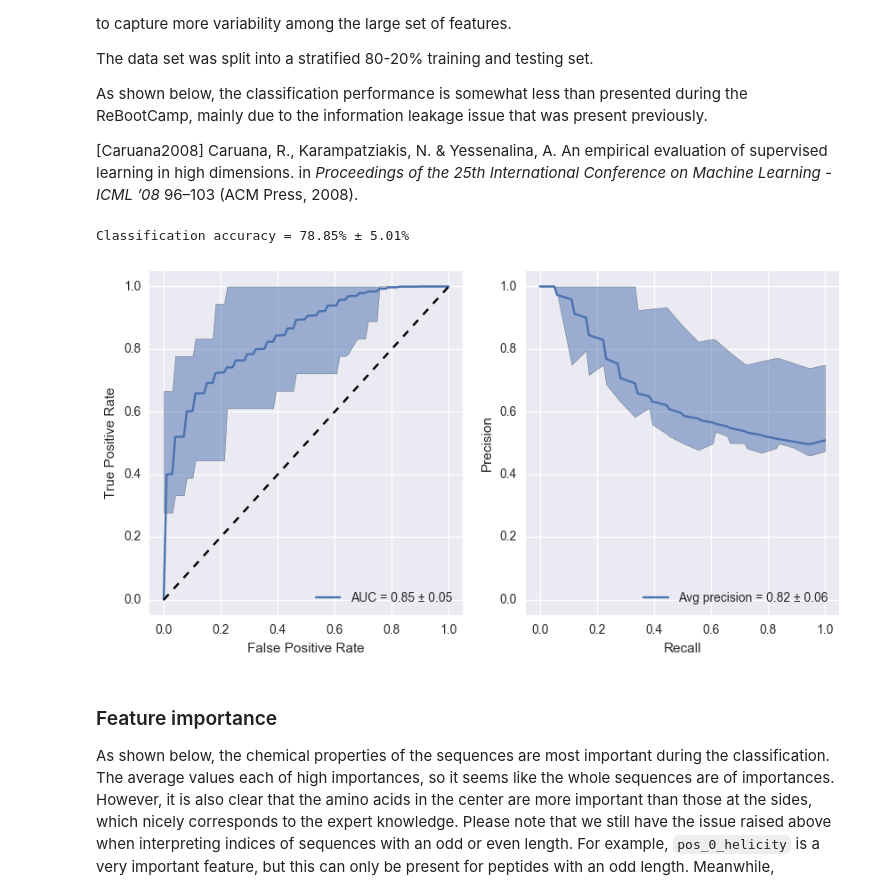
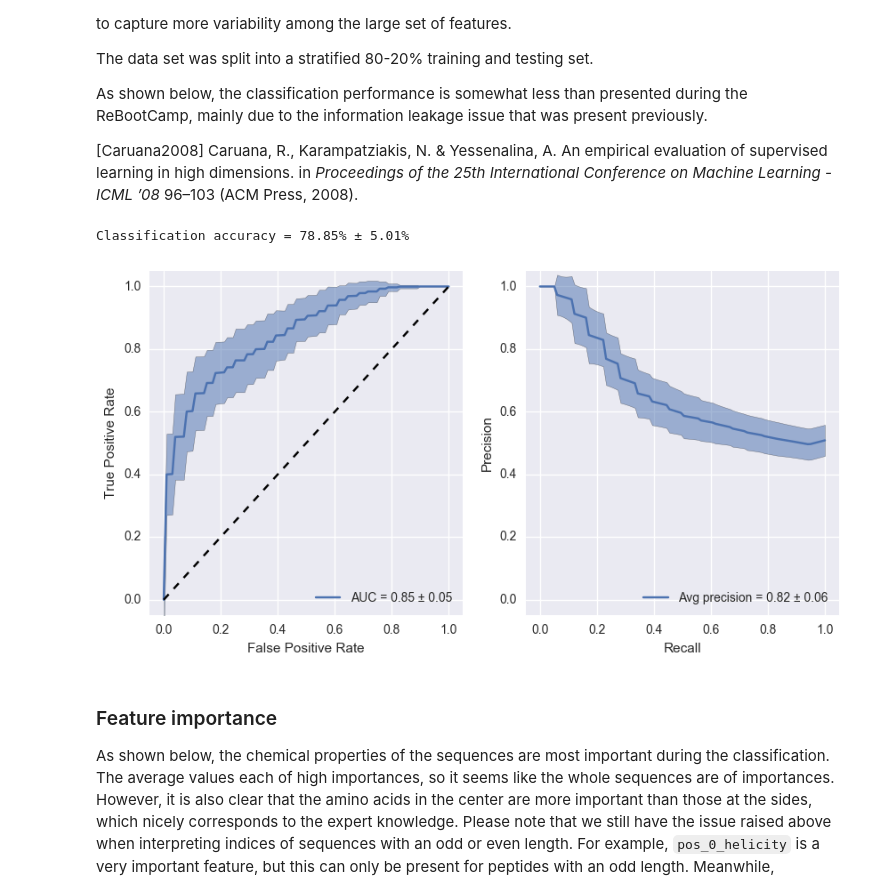
Before and after one commit to bittremieux/TCR-Classifier, a Jupyter notebook: hackaton.ipynb, the cells around one changed output. Cells and saved outputs as stored; diff of their text form; code cells hidden in the pictures.

Commit message:
Use std instead of min/max for ROC & precision-recall curve bands

```diff
--- a/hackaton.ipynb
+++ b/hackaton.ipynb
@@ -150,44 +150,43 @@ y = data['class'].values
 
 # do multiple splits to get a more accurate evaluation of the performance
 sss = cross_validation.StratifiedShuffleSplit(y, n_iter=100, test_size=0.2, random_state=0)
-accuracies, fprs, tprs, aucs, precisions, recalls, avg_precisions = [], [], [], [], [], [], []
+predictions, predictions_proba = [], []
 for train_index, test_index in sss:
     X_train, X_test = X[train_index], X[test_index]
     y_train, y_test = y[train_index], y[test_index]
 
-    # perform the classification using a random forest
+    # train the random forest classifier
     classifier = ensemble.RandomForestClassifier(1000, n_jobs=-1, random_state=0)
     classifier.fit(X_train, y_train)
-    y_pred = classifier.predict_proba(X_test)[:, 1]
 
-    # record performance metrics
-    accuracies.append(metrics.accuracy_score(y_test, classifier.predict(X_test)))
-    fpr, tpr, _ = metrics.roc_curve(y_test, y_pred)
-    fprs.append(fpr)
-    tprs.append(tpr)
-    aucs.append(metrics.roc_auc_score(y_test, y_pred))
-    precision, recall, _ = metrics.precision_recall_curve(y_test, y_pred)
-    precisions.append(precision)
-    recalls.append(recall)
-    avg_precisions.append(metrics.average_precision_score(y_test, y_pred))
+    # store predictions for future performance evaluation
+    predictions.append((y_test, classifier.predict(X_test)))
+    predictions_proba.append((y_test, classifier.predict_proba(X_test)[:, 1]))
 # %%
 # accuracy
-accuracy_mean, accuracy_std = np.mean(accuracies), np.std(accuracies)
+accuracy_mean = np.mean([metrics.accuracy_score(y_test, y_pred) for y_test, y_pred in predictions])
+accuracy_std = np.std([metrics.accuracy_score(y_test, y_pred) for y_test, y_pred in predictions])
 
-# ROC
-auc_mean, auc_std = np.mean(aucs), np.std(aucs)
-fpr_min, tpr_min = fprs[np.argmin(aucs)], tprs[np.argmin(aucs)]
-fpr_max, tpr_max = fprs[np.argmax(aucs)], tprs[np.argmax(aucs)]
-fpr_mean = np.linspace(0, 1, 100)
-tpr_mean = np.sum(np.interp(fpr_mean, fpr, tpr) for fpr, tpr in zip(fprs, tprs)) / len(sss)
+# AUC and average precision
+auc_mean = np.mean([metrics.roc_auc_score(y_test, y_pred) for y_test, y_pred in predictions_proba])
+auc_std = np.std([metrics.roc_auc_score(y_test, y_pred) for y_test, y_pred in predictions_proba])
+avg_precision_mean = np.mean([metrics.average_precision_score(y_test, y_pred) for y_test, y_pred in predictions_proba])
+avg_precision_std = np.std([metrics.average_precision_score(y_test, y_pred) for y_test, y_pred in predictions_proba])
+
+# mean and standard deviation of ROC and precision-recall curves
+interval = np.linspace(0, 1, 100)
+tprs, precisions = [], []
+for y_test, y_pred in predictions_proba:
+    fpr, tpr, _ = metrics.roc_curve(y_test, y_pred)
+    tprs.append(np.interp(interval, fpr, tpr))
+
+    precision, recall, _ = metrics.precision_recall_curve(y_test, y_pred)
+    precisions.append(np.interp(interval, recall[::-1], precision))
+tpr_mean = np.mean(tprs, axis=0)
 tpr_mean[0], tpr_mean[-1] = 0.0, 1.0
-
-# precision-recall
-avg_precision_mean, avg_precision_std = np.mean(avg_precisions), np.std(avg_precisions)
-recall_min, precision_min = recalls[np.argmin(avg_precisions)], precisions[np.argmin(avg_precisions)]
-recall_max, precision_max = recalls[np.argmax(avg_precisions)], precisions[np.argmax(avg_precisions)]
-recall_mean = np.linspace(1, 0, 100)
-precision_mean = np.sum(np.interp(recall_mean[::-1], recall[::-1], precision) for recall, precision in zip(recalls, precisions)) / len(sss)
+tpr_std = np.std(tprs, axis=0)
+precision_mean = np.mean(precisions, axis=0)
+precision_std = np.std(precisions, axis=0)
 
 # print accuracy
 print('Classification accuracy = {:.2%} ± {:.2%}'.format(accuracy_mean, accuracy_std))
@@ -196,39 +195,38 @@ plt.figure(figsize=(10, 5))
 
 # plot ROC curve
 plt.subplot(121)
 
-plt.plot(fpr_mean, tpr_mean, label='AUC = {:.2f} ± {:.2f}'.format(auc_mean, auc_std))
-plt.fill_between(fpr_mean, np.interp(fpr_mean, fpr_min, tpr_min), np.interp(fpr_mean, fpr_max, tpr_max), alpha=0.5)
+plt.plot(interval, tpr_mean, label='AUC = {:.2f} ± {:.2f}'.format(auc_mean, auc_std))
+plt.fill_between(interval, tpr_mean - tpr_std, tpr_mean + tpr_std, alpha=0.5)
 
 plt.plot([0, 1], [0, 1], 'k--')
 
 plt.xlim([-0.05, 1.05])
 plt.ylim([-0.05, 1.05])
 
 plt.xlabel('False Positive Rate')
 plt.ylabel('True Positive Rate')
 
 plt.legend(loc='lower right')
 
 # plot precision-recall curve
 plt.subplot(122)
 
-plt.plot(recall_mean, precision_mean, label='Avg precision = {:.2f} ± {:.2f}'.format(avg_precision_mean, avg_precision_std))
-plt.fill_between(recall_mean, np.interp(recall_mean[::-1], recall_min[::-1], precision_min),
-                 np.interp(recall_mean[::-1], recall_max[::-1], precision_max), alpha=0.5)
+plt.plot(interval[::-1], precision_mean, label='Avg precision = {:.2f} ± {:.2f}'.format(avg_precision_mean, avg_precision_std))
+plt.fill_between(interval[::-1], precision_mean - precision_std, precision_mean + precision_std, alpha=0.5)
 
 plt.xlim([-0.05, 1.05])
 plt.ylim([-0.05, 1.05])
 
 plt.xlabel('Recall')
 plt.ylabel('Precision')
 
 plt.legend(loc='lower right')
 
 plt.show()
 # %% [output]
 Classification accuracy = 78.85% ± 5.01%
-[figure, old version]
+[figure, new version]
 # %% [markdown]
 ### Feature importance
 
```
